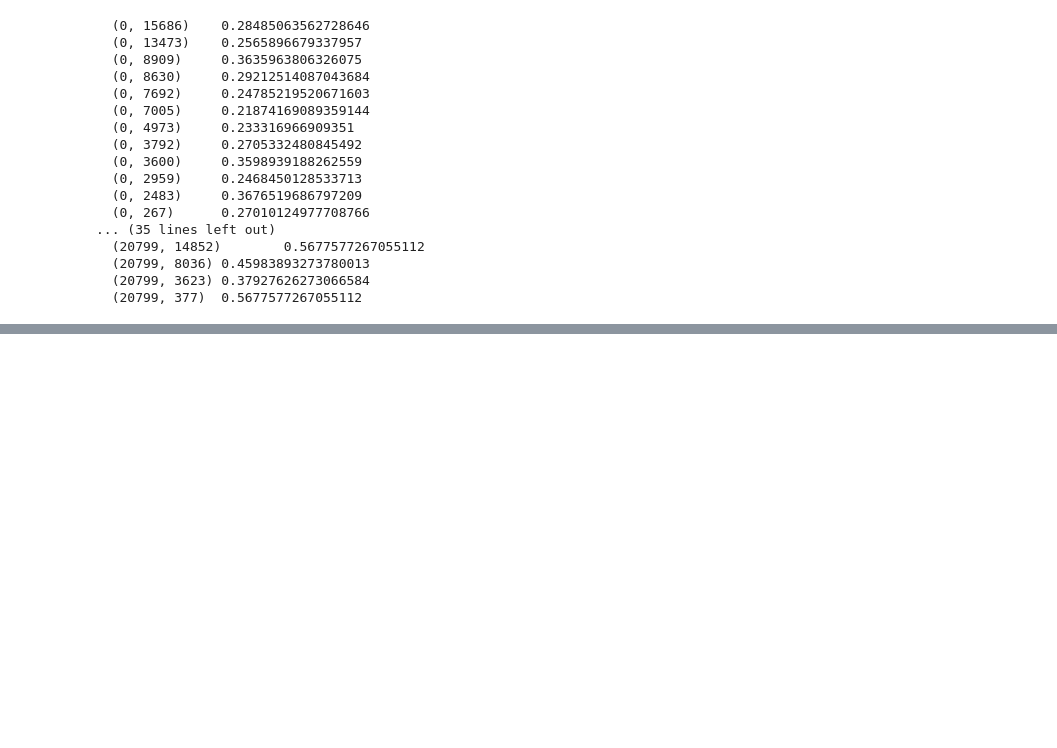
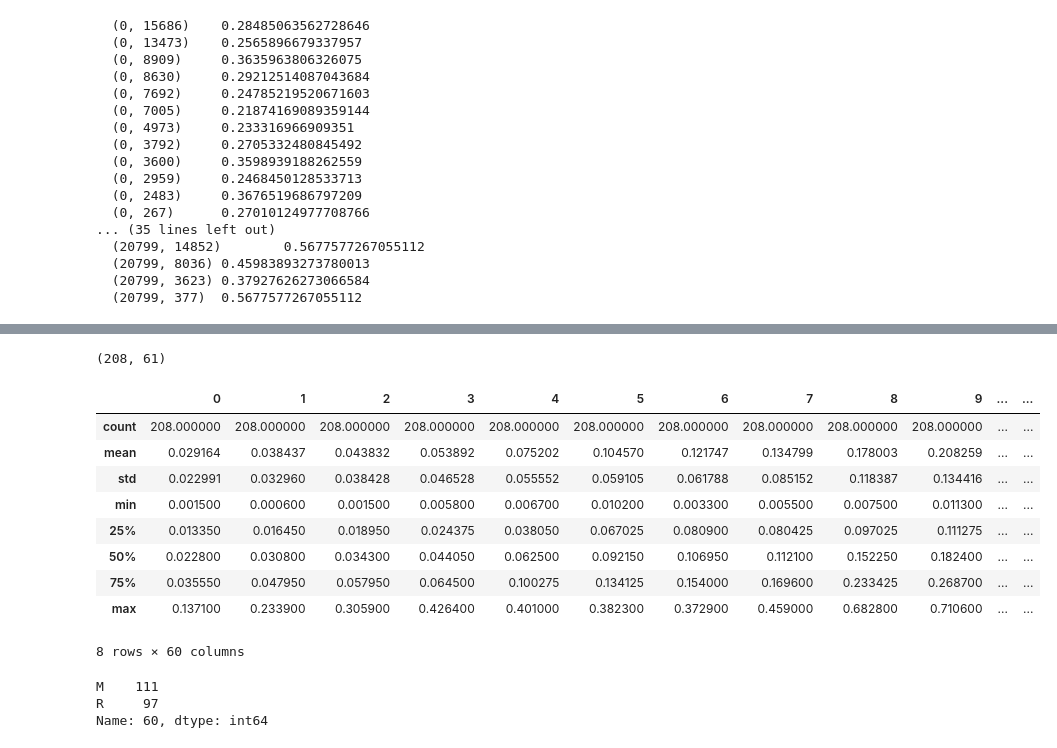
Before and after one commit to glenchiridza/ml_chp1_concepts, a Jupyter notebook: cp1.ipynb, the cells around one changed output, grey strips where cells are left out. Saved outputs shown, nothing was run; the diff lists cells and outputs as text; code cells hidden in the pictures; blank space fills up the shorter version.

```diff
--- a/cp1.ipynb
+++ b/cp1.ipynb
@@ -1834,0 +1843,2 @@ print(X)
+# %%
+sonar_df = pd.read_csv('../datasets/sona_data.csv',header=None)
@@ -1834,0 +1855,23 @@ print(X)
+# %%
+sonar_df.shape
+# %% [output]
+(208, 61)
+# %%
+sonar_df.describe()
+# %% [output]
+|  | 0 | 1 | 2 | 3 | 4 | 5 | 6 | 7 | 8 | 9 | ... | ... |
+| count | 208.000000 | 208.000000 | 208.000000 | 208.000000 | 208.000000 | 208.000000 | 208.000000 | 208.000000 | 208.000000 | 208.000000 | ... | ... |
+| mean | 0.029164 | 0.038437 | 0.043832 | 0.053892 | 0.075202 | 0.104570 | 0.121747 | 0.134799 | 0.178003 | 0.208259 | ... | ... |
+| std | 0.022991 | 0.032960 | 0.038428 | 0.046528 | 0.055552 | 0.059105 | 0.061788 | 0.085152 | 0.118387 | 0.134416 | ... | ... |
+| min | 0.001500 | 0.000600 | 0.001500 | 0.005800 | 0.006700 | 0.010200 | 0.003300 | 0.005500 | 0.007500 | 0.011300 | ... | ... |
+| 25% | 0.013350 | 0.016450 | 0.018950 | 0.024375 | 0.038050 | 0.067025 | 0.080900 | 0.080425 | 0.097025 | 0.111275 | ... | ... |
+| 50% | 0.022800 | 0.030800 | 0.034300 | 0.044050 | 0.062500 | 0.092150 | 0.106950 | 0.112100 | 0.152250 | 0.182400 | ... | ... |
+| 75% | 0.035550 | 0.047950 | 0.057950 | 0.064500 | 0.100275 | 0.134125 | 0.154000 | 0.169600 | 0.233425 | 0.268700 | ... | ... |
+| max | 0.137100 | 0.233900 | 0.305900 | 0.426400 | 0.401000 | 0.382300 | 0.372900 | 0.459000 | 0.682800 | 0.710600 | ... | ... |
+8 rows × 60 columns
+# %%
+sonar_df[60].value_counts()
+# %% [output]
+M    111
+R     97
+Name: 60, dtype: int64
```
Also changed, not shown: parts of 6 cells of this notebook.
